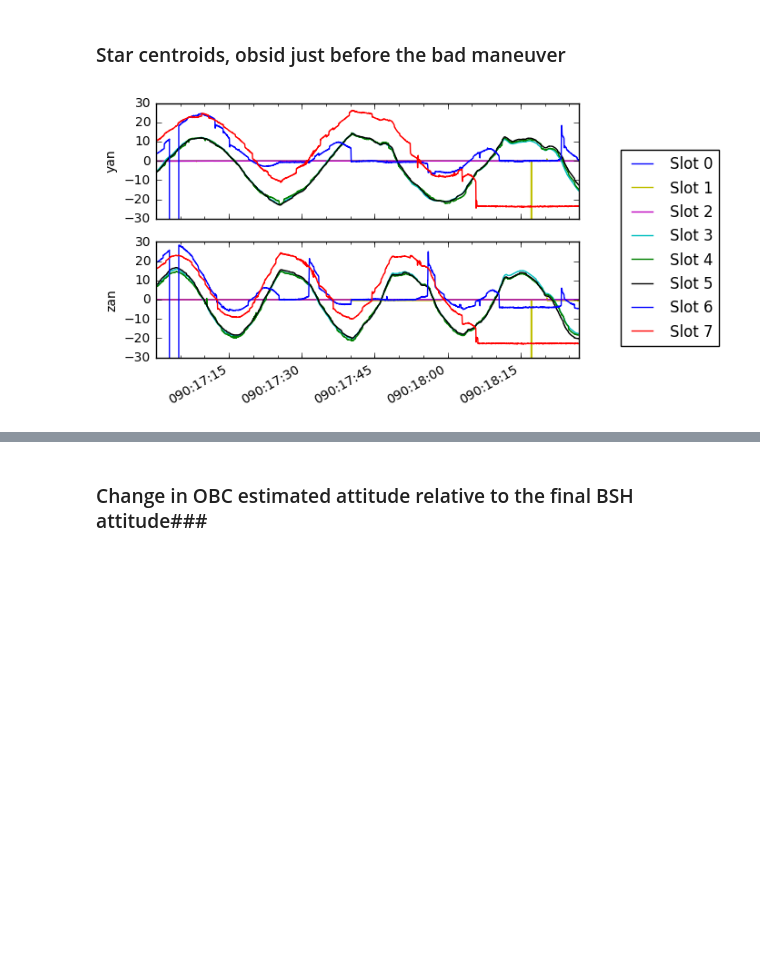
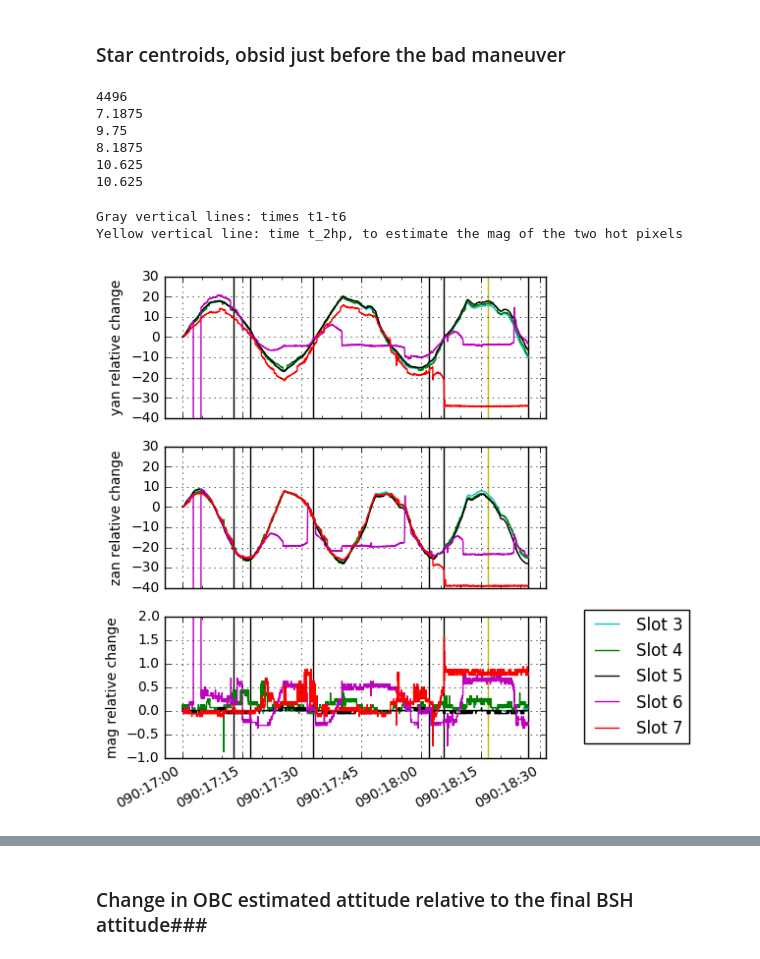
Before and after one commit to malgosias/bsh_2017_090, a Jupyter notebook: bsh_2017_090.ipynb, the cells around one changed output, grey strips where cells are left out. Saved outputs shown, nothing was run; the diff lists cells and outputs as text; code cells hidden in the pictures; blank space fills up the shorter version.

```diff
--- a/bsh_2017_090.ipynb
+++ b/bsh_2017_090.ipynb
@@ -13,28 +18,57 @@ fetch.data_source.set('maude')
 start = '2017:090:17:00:00'
 stop = '2017:090:18:27:00'
 
-if 'dat' not in globals():
-    dat = fetch.MSIDset(['aoacyan*', 'aoaczan*'], start, stop)
+#if 'dat' not in globals():
+dat = fetch.MSIDset(['aoacyan*', 'aoaczan*', 'aoacmag*'], start, stop)
-# %%
-plt.close(1)
-plt.figure(1)
-plt.subplot(2, 1, 1)
-for slot, color in zip(range(8), 'bymcgkbr'):
-    msid = dat['aoacyan{}'.format(slot)]
-    plot_cxctime(msid.times, msid.vals - np.median(msid.vals), color)
-plt.ylim(-30, 30)
-plt.ylabel("yan")
-
-plt.subplot(2, 1, 2)
-for slot, color in zip(range(8), 'bymcgkbr'):
-    msid = dat['aoaczan{}'.format(slot)]
-    plot_cxctime(msid.times, msid.vals - np.median(msid.vals), color,
-                label='Slot {}'.format(slot))
-plt.ylim(-30, 30)
-plt.ylabel("zan")
-
-plt.legend(loc=(1.1, 0.1))
-
-plt.show()
-# %% [output]
-[figure, removed]
+# %%
+# Magn of the hot pixels in slots 6 and 7
+t_2hp = '2017:090:18:16:49'
+ok = (np.abs(dat['aoacmag6'].times - DateTime(t_2hp).secs)).argmin()
+print(ok)
+
+for i in [3, 4, 5, 6, 7]:
+    print(dat['aoacmag{}'.format(i)].vals[ok])
+# %% [output]
+4496
+7.1875
+9.75
+8.1875
+10.625
+10.625
+# %%
+print("Gray vertical lines: times t1-t6")
+print("Yellow vertical line: time t_2hp, to estimate the mag of the two hot pixels")
+t1 = '2017:090:17:13:00'
+t2 = '2017:090:17:17:00'
+t3 = '2017:090:17:33:00'
+t4 = '2017:090:18:02:00'
+t5 = '2017:090:18:05:50'
+t6 = stop
+
+times = [t1, t2, t3, t4, t5, t6]
+
+plt.close(1)
+plt.figure(figsize=(5, 7))
+
+ylims = [(-40, 30), (-40, 30), (-1, 2)]
+
+for idx, coord in enumerate(['yan', 'zan', 'mag']):
+    plt.subplot(3, 1, idx + 1)
+    for slot, color in zip(np.arange(3, 8), 'cgkmr'):
+        msid = dat['aoac{}{}'.format(coord, slot)]
+        plot_cxctime(msid.times, msid.vals - msid.vals[0], color,
+                     label='Slot {}'.format(slot))
+    plt.ylim(ylims[idx])
+    plt.ylabel("{} relative change".format(coord))
+    plt.grid()
+    plt.vlines(DateTime(times).plotdate, -40, 30, 'k')
+    plt.vlines(DateTime([t_2hp]).plotdate, -40, 30, 'y')
+    plt.margins(0.05)
+
+plt.legend(loc=(1.1, 0.1))
+
+plt.show()
+# %% [output]
+Gray vertical lines: times t1-t6
+Yellow vertical line: time t_2hp, to estimate the mag of the two hot pixels
+[figure, added]
```
Also changed, not shown: parts of 13 cells of this notebook.
